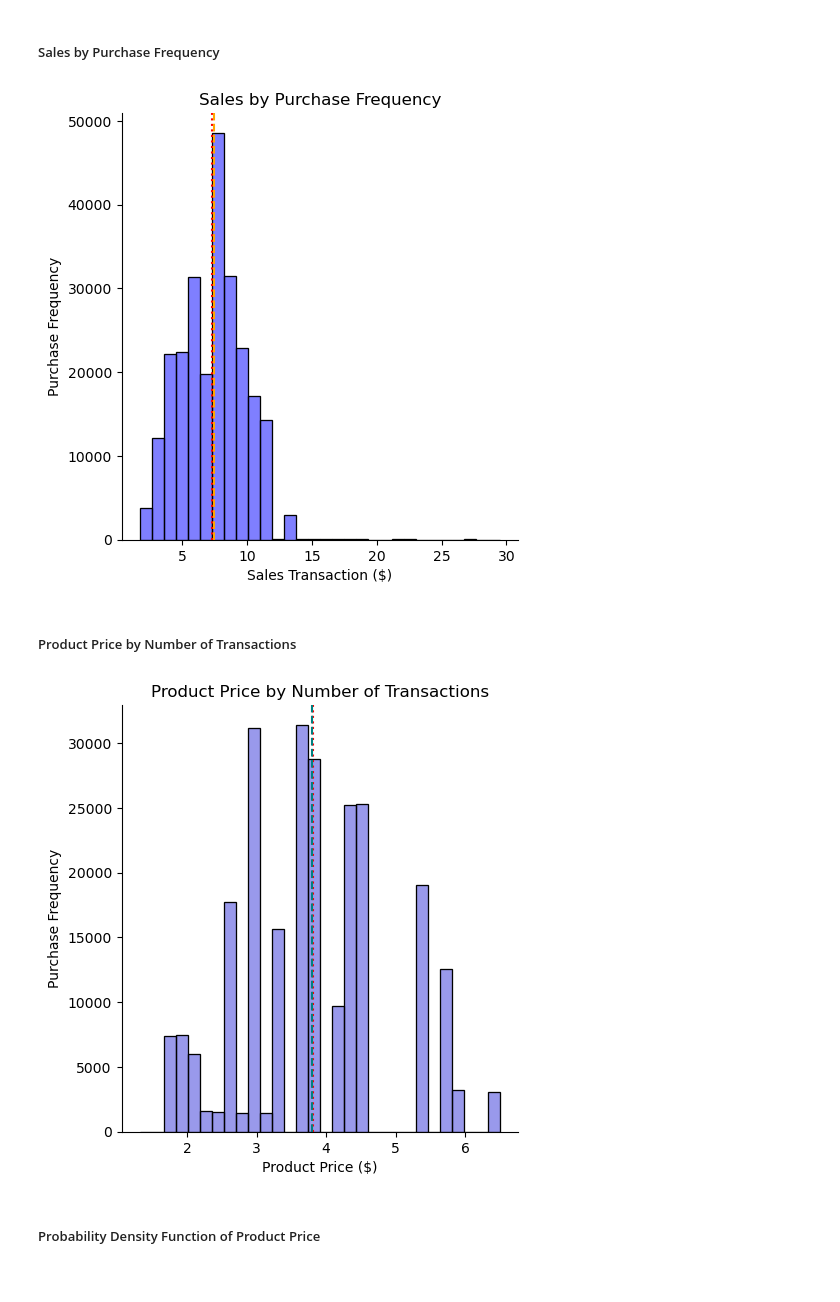
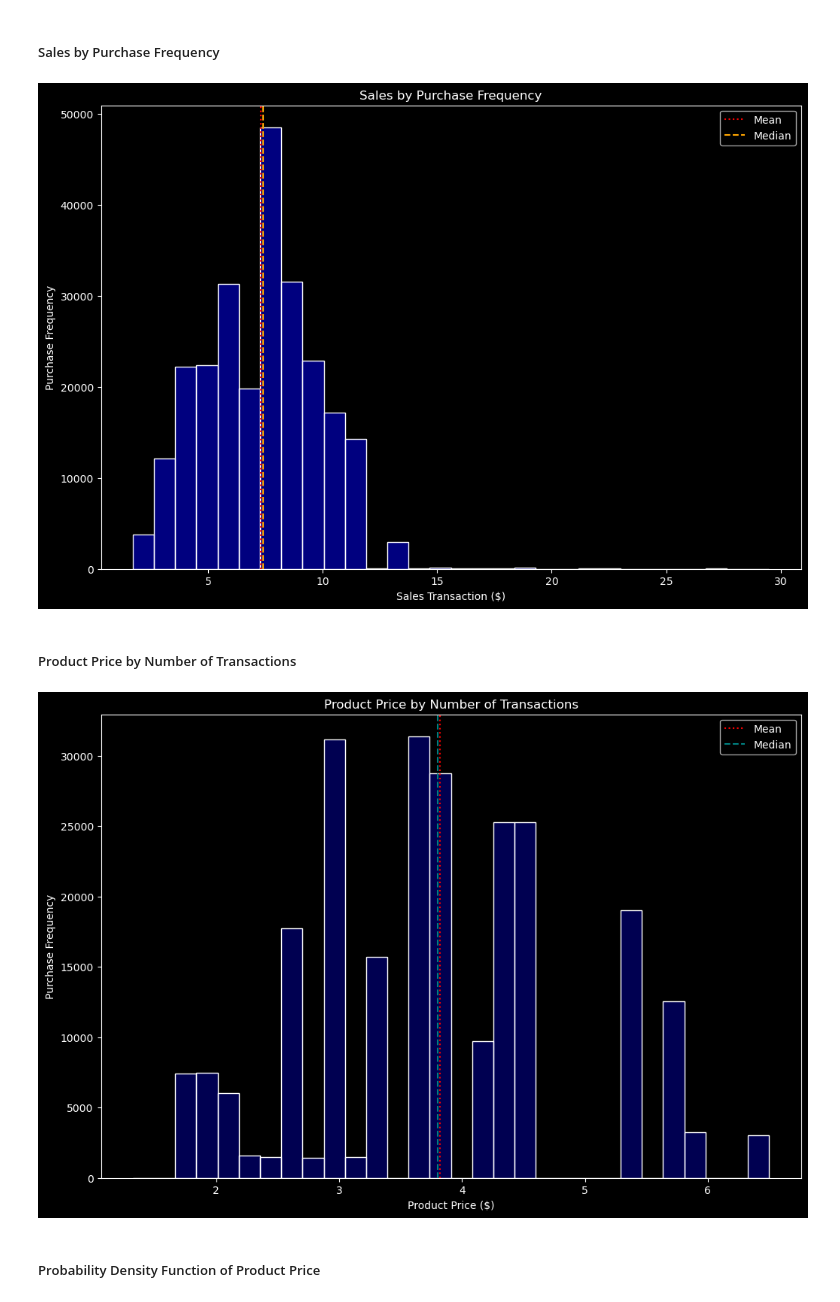
Before and after one commit to frantzalexander/Internship-Quantium, a Jupyter notebook: Exploratory Analysis.ipynb, the cells around one changed output. Cells and saved outputs as stored; diff of their text form; code cells hidden in the pictures.

```diff
--- a/Exploratory Analysis.ipynb
+++ b/Exploratory Analysis.ipynb
@@ -25,6 +25,8 @@ import seaborn as sns
 import scipy.stats as st
 
 %matplotlib inline
+
+plt.style.use("dark_background")
 # %% [markdown]
 ## <en><center>Data Preparation</center></en>
 # %% [markdown]
@@ -527,31 +529,36 @@ plt.title("Correlation Matrix of Column Features");
 # %% [markdown]
 ##### Sales by Purchase Frequency
 # %%
-sns.displot(
+fig, ax = plt.subplots(figsize = (12, 8))
+sns.histplot(
     data = df["tot_sales"],
     color = "blue",
     bins = 30,
-    alpha = 0.5
+    alpha = 0.5,
 )
 plt.axvline(
     np.mean(df["tot_sales"]),
     color = "red",
-    linestyle = ":"
+    linestyle = ":",
+    label = "Mean"
 )
 plt.axvline(
     np.median(df["tot_sales"]),
     color = "orange",
-    linestyle = "--"
+    linestyle = "--",
+    label = "Median"
 )
 plt.xlabel("Sales Transaction ($)")
 plt.ylabel("Purchase Frequency")
-plt.title("Sales by Purchase Frequency");
+plt.title("Sales by Purchase Frequency")
+plt.legend();
 # %% [output]
-[figure, old version]
+[figure, new version]
 # %% [markdown]
 ##### Product Price by Number of Transactions
 # %%
-sns.displot(
+fig, ax = plt.subplots(figsize = (12, 8))
+sns.histplot(
     data = df["product_price"],
     color = "mediumblue",
     bins = 30,
@@ -560,18 +567,21 @@ sns.displot(
 plt.axvline(
     np.mean(df["product_price"]),
     color = "red",
-    linestyle = ":"
+    linestyle = ":",
+    label = "Mean"
 )
 plt.axvline(
     np.median(df["product_price"]),
     color = "teal",
-    linestyle = "--"
+    linestyle = "--",
+    label = "Median"
 )
 plt.xlabel("Product Price ($)")
 plt.ylabel("Purchase Frequency")
-plt.title("Product Price by Number of Transactions");
+plt.title("Product Price by Number of Transactions")
+plt.legend();
 # %% [output]
-[figure, old version]
+[figure, new version]
 # %% [markdown]
 ##### Probability Density Function of Product Price
 # %%
```
Also changed, not shown: parts of 40 cells of this notebook.
